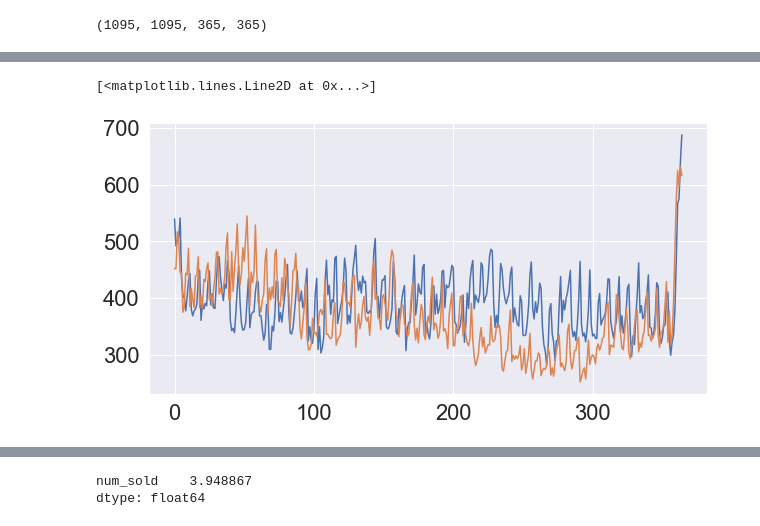
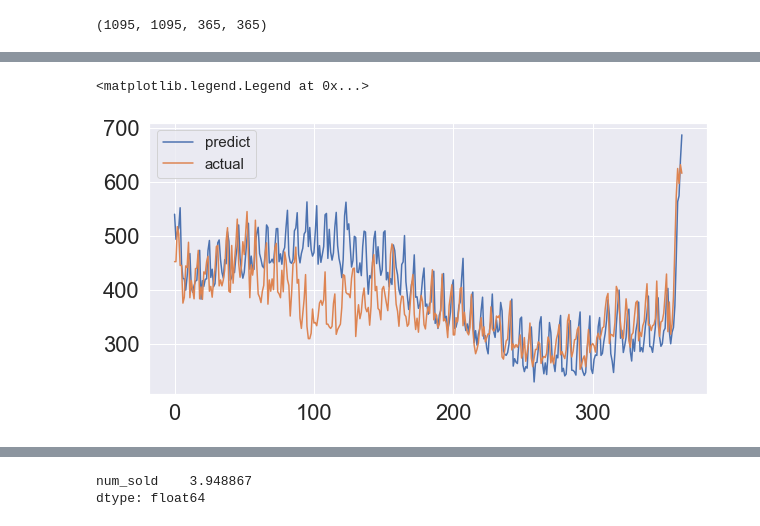
Before and after one commit to Serueja/kaggle-comps, a Jupyter notebook: tabular_playground_series/t_p_s_init.ipynb, the cells around one changed output, grey strips where cells are left out. Drawn from its saved outputs; the diff is of its cells as text; code cells hidden in the pictures.

```diff
--- a/tabular_playground_series/t_p_s_init.ipynb
+++ b/tabular_playground_series/t_p_s_init.ipynb
@@ -297,5 +444,0 @@ Plotting the trend
-# %%
-plt.rcParams["figure.figsize"] = (15, 10)
-detrended = signal.detrend(X_train[0].num_sold.values)
-#plt.plot(X_train[0]['num_sold'] - detrended)
-#plt.plot(X_train[0]['num_sold'])
@@ -371,7 +453,7 @@ dp_d_r_2 = DeterministicProcess(
 
 experiment_date_range = pd.date_range(start='2017-01-01', end='2019-12-31')
 
-experiment_fourier = CalendarFourier(freq='A', order=500)
+experiment_fourier = CalendarFourier(freq='A', order=250)
 
 experiment_dp = DeterministicProcess(
     index=experiment_date_range,
@@ -428,6 +543,9 @@ dtype: float64
 # %%
+plt.rcParams["figure.figsize"] = (10, 5)
+
 plt.plot(experiment_linear_model.predict(experiment_out_of_sample))
 plt.plot(experiment_test_y)
+plt.legend(['predict', 'actual'], fontsize=15)
 # %% [output]
-[<matplotlib.lines.Line2D at 0x...>]
+<matplotlib.legend.Legend at 0x...>
-[figure, old version]
+[figure, new version]
```
Also changed, not shown: parts of 51 cells of this notebook.
